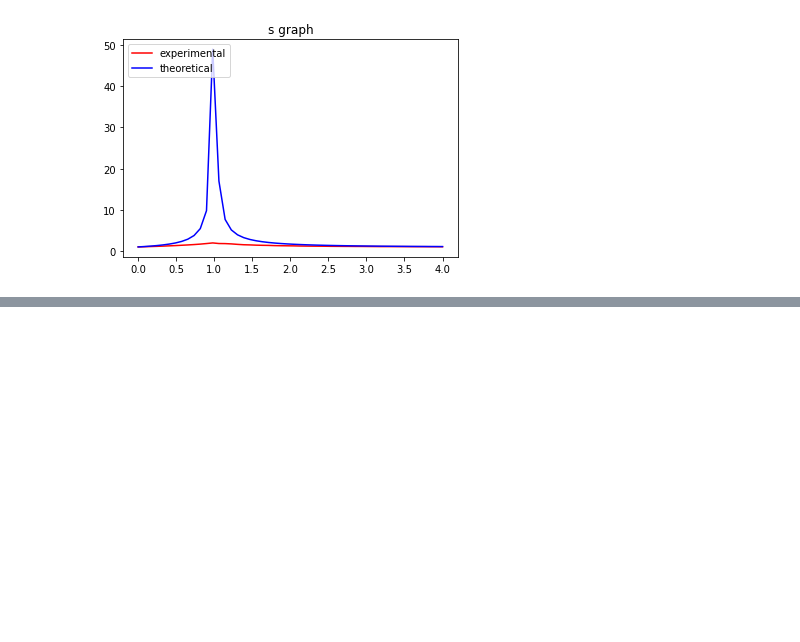
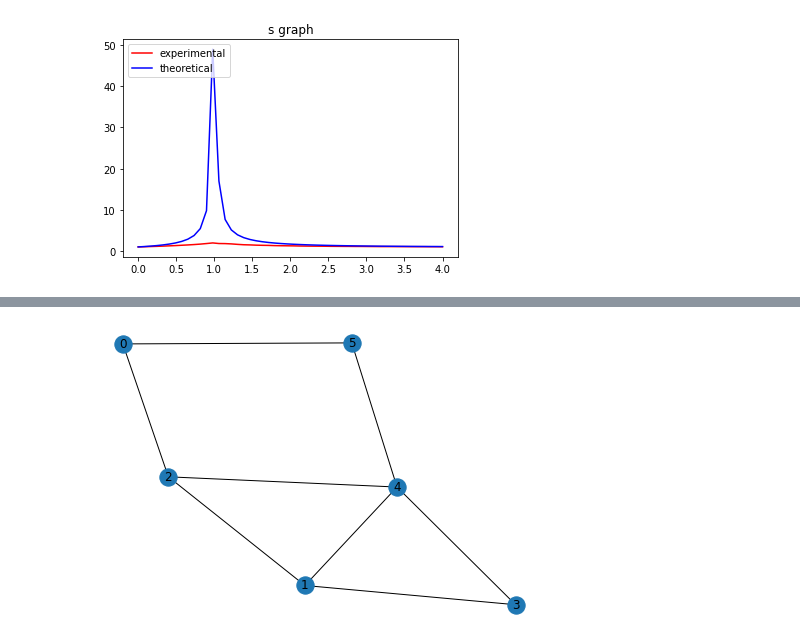
Before and after one commit to krgaurav-iitb/Poisson-random-graphs-analysis, a Jupyter notebook: graphAnalysis.ipynb, the cells around one changed output, grey strips where cells are left out. Saved outputs shown, nothing was run; the diff lists cells and outputs as text; code cells hidden in the pictures; blank space fills up the shorter version.

Commit message:
Modified code for average shortest path analysis

```diff
--- a/graphAnalysis.ipynb
+++ b/graphAnalysis.ipynb
@@ -181,0 +190,65 @@ plt.legend(loc="upper left")
+# %%
+from collections import defaultdict
+import random
+random.seed(4089630)
+class Node:
+    def __init__(self,dis,num):
+        self.dis=dis
+        self.num=num
+
+
+class Graph2:
+
+    def __init__(self,n):
+        self.vert=n
+        self.g=defaultdict(list)
+        self.component=[]
+
+    def addEdge(self,x,y):
+        self.g[x].append(y);
+        self.g[y].append(x);
+
+
+
+
+    def bfs(self,s):
+
+        visited=set()
+        s.dis=0
+        queue = []
+        queue.append(s)
+        visited.add(s)
+        while queue:
+            s = queue.pop(0)
+
+            #print (s.num," ",s.dis, " ",end = " ")
+            for i in self.g[s]:
+                if i not in visited:
+                    queue.append(i)
+                    i.dis=s.dis+1
+                    visited.add(i)
+        #print (s.num," ",s.dis, " ",end = " ")
+
+n=6
+p=0.5
+g=erdos_renyi_graph(n, p)
+nx.draw(g, with_labels=True)
+G=Graph2(n)
+node=[]
+for x in range(n):
+    node.append(Node(math.inf,x))
+for u,v in g.edges:
+    G.addEdge(node[u],node[v])
+    G.addEdge(node[v],node[u])
+G.bfs(node[4])
+
+dis=0
+for x in range(n):
+    for y in range(n):
+        if x!=y:
+            print(x," ",y," ",abs(node[x].dis-node[y].dis))
+            dis=dis+abs(node[x].dis-node[y].dis)
+
+print(dis/(n*(n-1)))
+print(nx.average_shortest_path_length(g))
+# %% [output]
@@ -181,0 +272 @@ plt.legend(loc="upper left")
+[figure, added]
```
Also changed, not shown: parts of 2 cells of this notebook.
